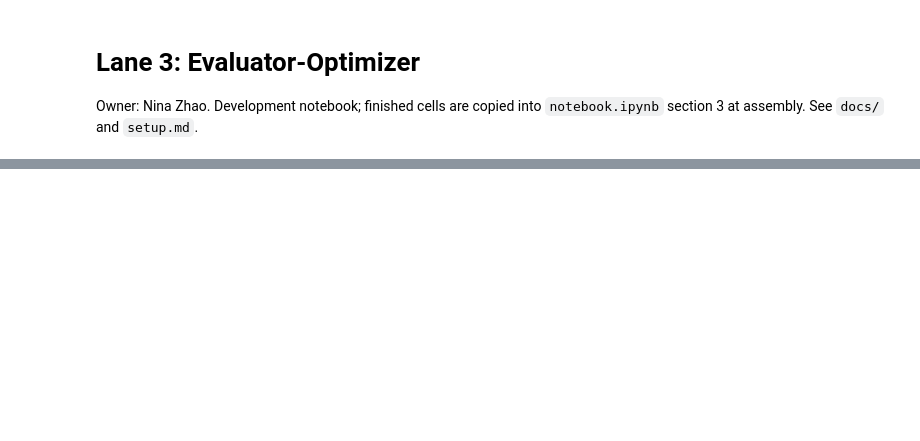
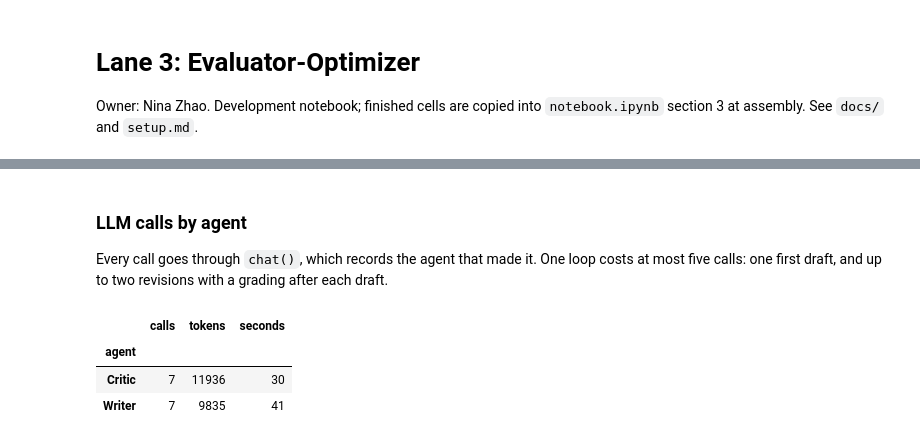
Before and after one commit to nazeshinjite/not-financial-advice, a Jupyter notebook: dev/evaluate.ipynb, the cells around one changed output, grey strips where cells are left out. Cells and saved outputs as stored; diff of their text form; code cells hidden in the pictures; blank space fills up the shorter version.

```diff
--- a/dev/evaluate.ipynb
+++ b/dev/evaluate.ipynb
@@ -50,0 +327,15 @@ if __name__ == "__main__":
+# %% [markdown]
+### LLM calls by agent
+
+Every call goes through `chat()`, which records the agent that made it. One loop costs at most five calls: one first draft, and up to two revisions with a grading after each draft.
+# %%
+if __name__ == "__main__":
+    calls = pd.DataFrame(llm.CALL_LOG)
+    calls["tokens"] = calls["prompt_tokens"].fillna(0) + calls["completion_tokens"].fillna(0)
+    display(calls.groupby("agent").agg(calls=("agent", "size"), tokens=("tokens", "sum"),
+                                       seconds=("seconds", "sum")).astype(int))
+# %% [output]
+|  | calls | tokens | seconds |
+| agent |  |  |  |
+| Critic | 7 | 11936 | 30 |
+| Writer | 7 | 9835 | 41 |
```
Also changed, not shown: parts of 20 cells of this notebook, 3 other files.
